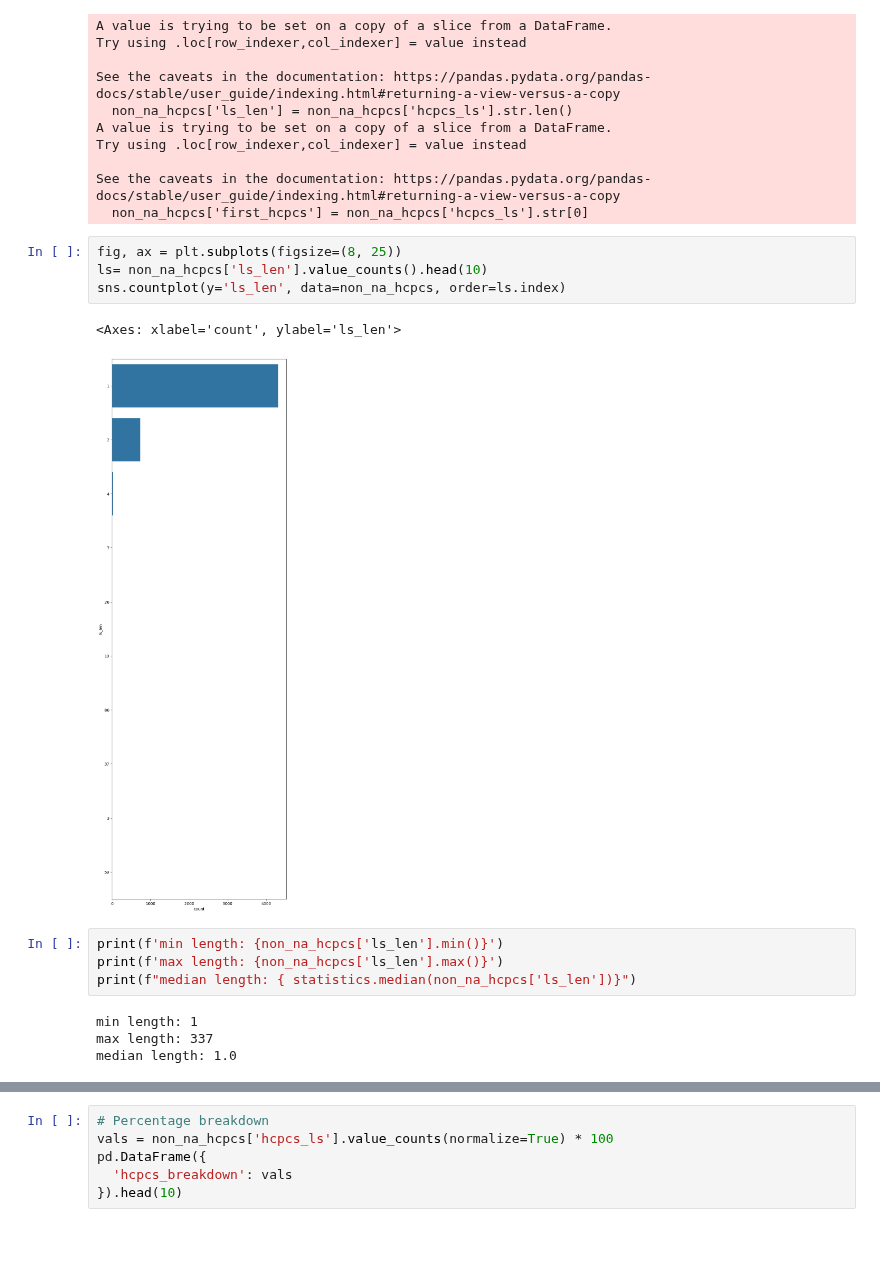
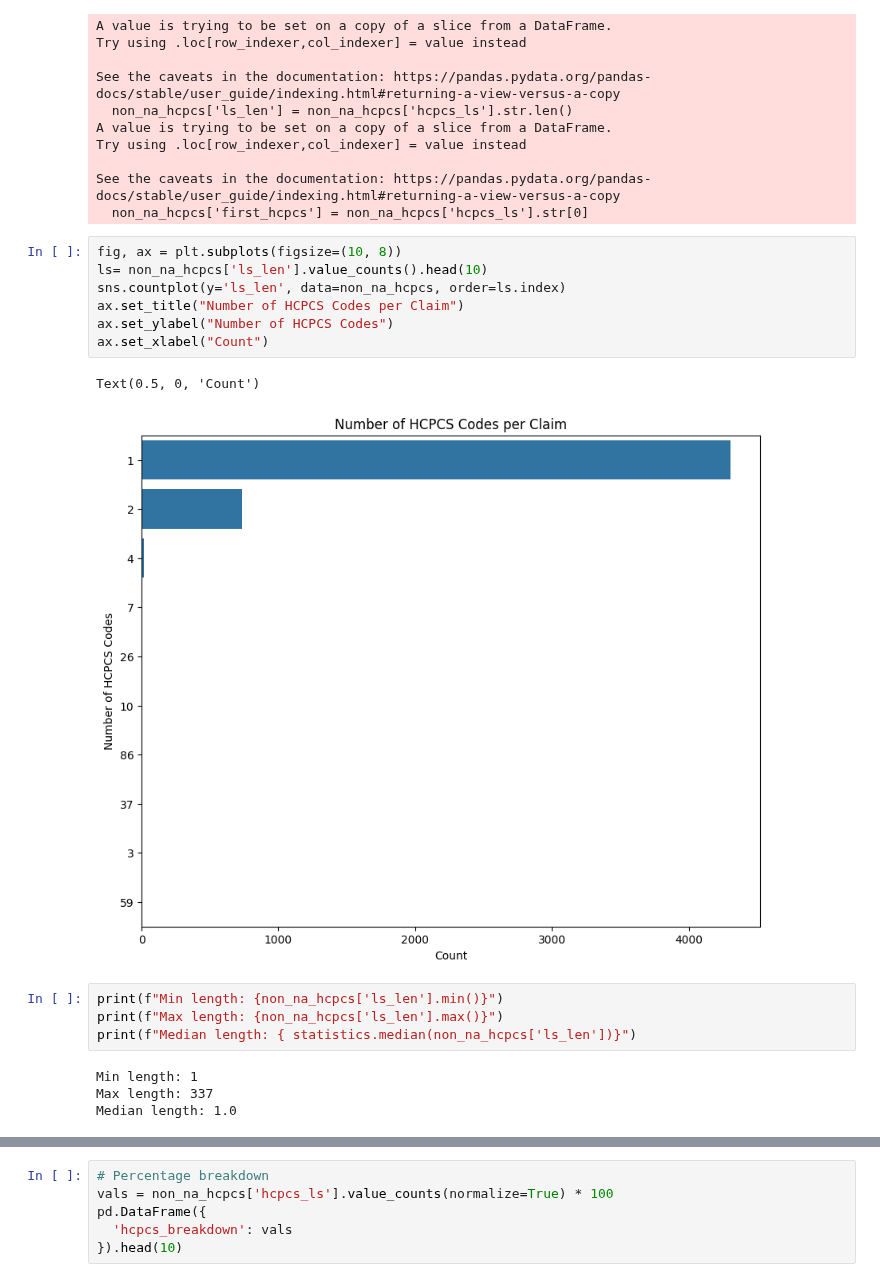
Before and after one commit to martza87/siads_696_mII, a Jupyter notebook: src/02_EDA_claim.ipynb, the cells around one changed output, grey strips where cells are left out. Drawn from its saved outputs; the diff is of its cells as text; blank space fills up the shorter version.

```diff
--- a/src/02_EDA_claim.ipynb
+++ b/src/02_EDA_claim.ipynb
@@ -106,20 +125,23 @@ Try using .loc[row_indexer,col_indexer] = value instead
 See the caveats in the documentation: https://pandas.pydata.org/pandas-docs/stable/user_guide/indexing.html#returning-a-view-versus-a-copy
   non_na_hcpcs['first_hcpcs'] = non_na_hcpcs['hcpcs_ls'].str[0]
 # %%
-fig, ax = plt.subplots(figsize=(8, 25))
+fig, ax = plt.subplots(figsize=(10, 8))
 ls= non_na_hcpcs['ls_len'].value_counts().head(10)
 sns.countplot(y='ls_len', data=non_na_hcpcs, order=ls.index)
+ax.set_title("Number of HCPCS Codes per Claim")
+ax.set_ylabel("Number of HCPCS Codes")
+ax.set_xlabel("Count")
 # %% [output]
-<Axes: xlabel='count', ylabel='ls_len'>
+Text(0.5, 0, 'Count')
-[figure, old version]
+[figure, new version]
 # %%
-print(f'min length: {non_na_hcpcs['ls_len'].min()}')
-print(f'max length: {non_na_hcpcs['ls_len'].max()}')
-print(f"median length: { statistics.median(non_na_hcpcs['ls_len'])}")
+print(f"Min length: {non_na_hcpcs['ls_len'].min()}")
+print(f"Max length: {non_na_hcpcs['ls_len'].max()}")
+print(f"Median length: { statistics.median(non_na_hcpcs['ls_len'])}")
 # %% [output]
-min length: 1
-max length: 337
-median length: 1.0
+Min length: 1
+Max length: 337
+Median length: 1.0
 # %%
 unique_values = set(value for sublist in claim_df['hcpcs_ls'] for value in sublist)
 print(unique_values)
```
Also changed, not shown: parts of 55 cells of this notebook, 2 other files.
